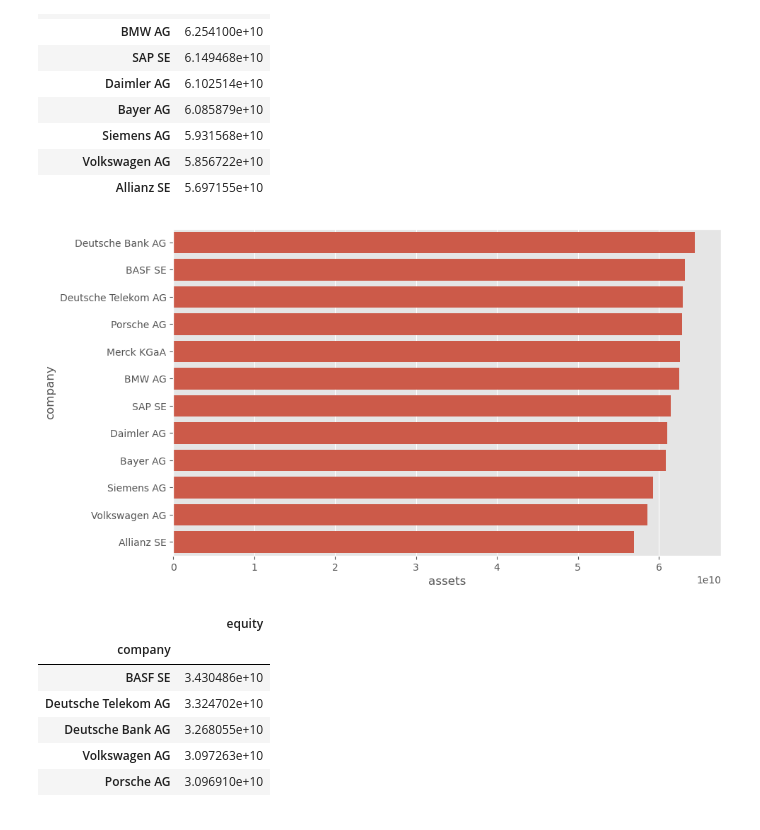
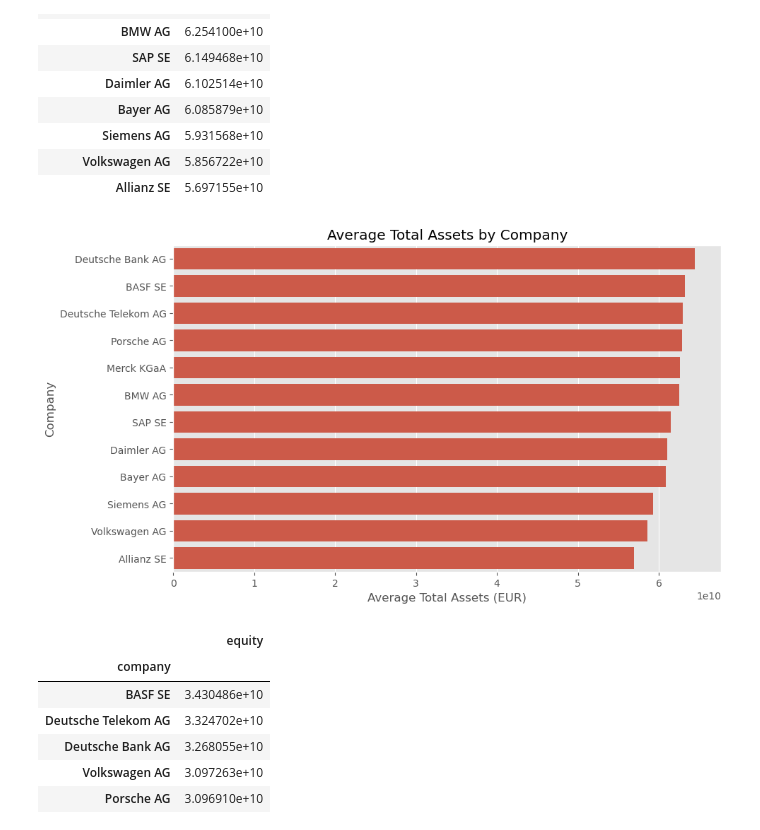
Before and after one commit to ozbakislar/deutsche-unternehmen-datenanalyse, a Jupyter notebook: notebooks/deutsche_unternehmen_datenanalyse_en.ipynb, the cells around one changed output. Cells and saved outputs as stored; diff of their text form; code cells hidden in the pictures.

```diff
--- a/notebooks/deutsche_unternehmen_datenanalyse_en.ipynb
+++ b/notebooks/deutsche_unternehmen_datenanalyse_en.ipynb
@@ -749,9 +760,13 @@ df.groupby('company')[['assets']].mean().sort_values('assets', ascending=False)
 # %%
 sns.barplot(data=df.groupby('company')['assets'].mean().sort_values(ascending=False).reset_index(), x='assets', y='company')
 
+plt.title('Average Total Assets by Company')
+plt.xlabel('Average Total Assets (EUR)')
+plt.ylabel('Company')
+
 plt.show()
 # %% [output]
-[figure, old version]
+[figure, new version]
 # %%
 df.groupby('company')[['equity']].mean().sort_values('equity', ascending=False)
 # %% [output]
```
Also changed, not shown: parts of 28 cells of this notebook, 2 other files.
